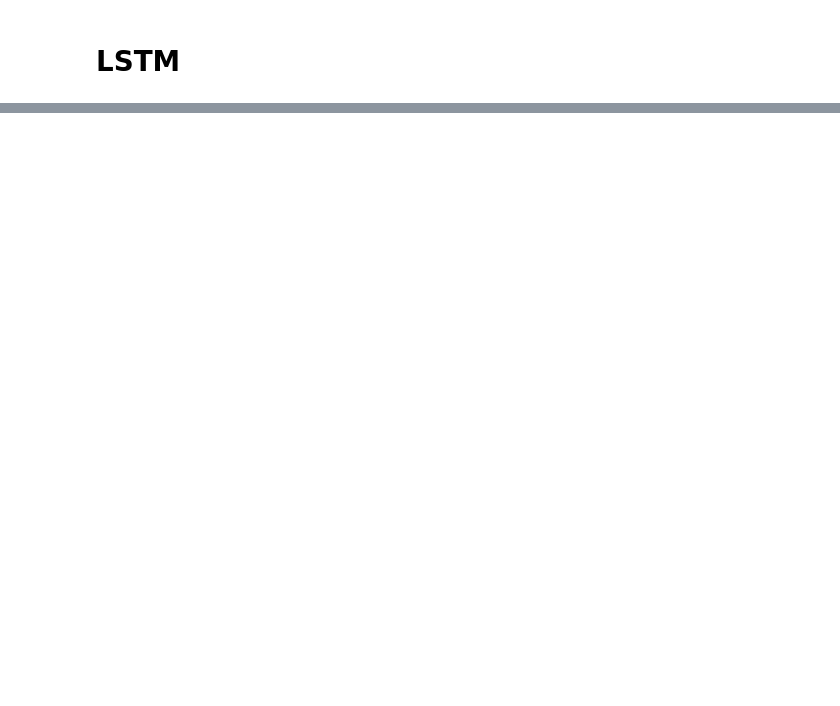
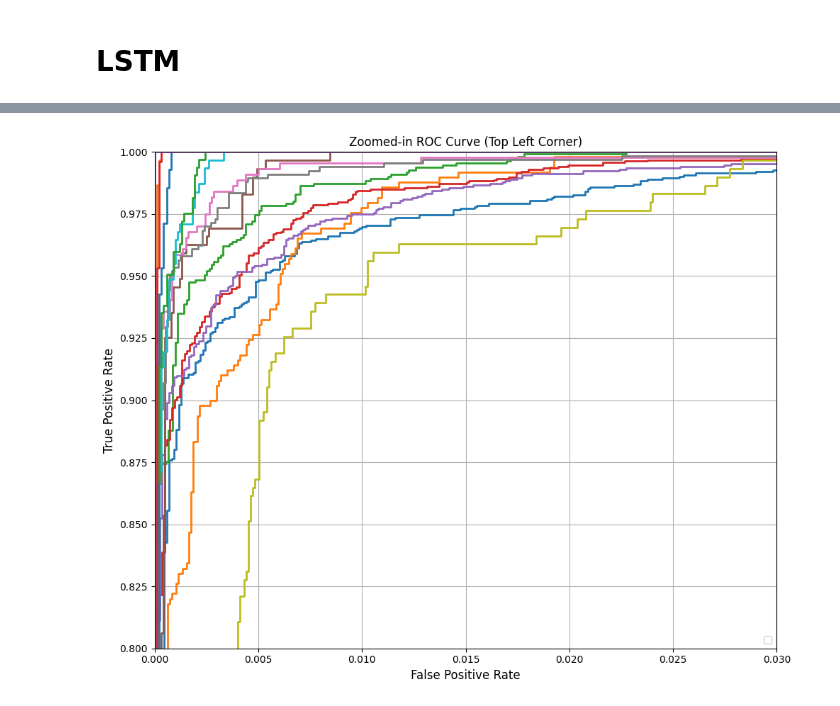
Before and after one commit to kaushikar11/RAI-HER, a Jupyter notebook: notebooks/LSTM-Highest.ipynb, the cells around one changed output, grey strips where cells are left out. Drawn from its saved outputs; the diff is of its cells as text; code cells hidden in the pictures; blank space fills up the shorter version.

```diff
--- a/notebooks/LSTM-Highest.ipynb
+++ b/notebooks/LSTM-Highest.ipynb
@@ -2355,0 +698,23 @@ fairness_results
+# %%
+plt.figure(figsize=(10, 8))
+for i in range(n_classes):
+    fpr, tpr, _ = roc_curve(y_test_bin[:, i], predictions[:, i])
+    roc_auc = auc(fpr, tpr)
+    plt.plot(fpr, tpr, lw=2)
+
+plt.plot([0, 1], [0, 1], color='gray', linestyle='--')
+
+# Custom x and y limits for zoomed-in view
+plt.xlim([0.0, 0.03])  # Zooming into the top-left region
+plt.ylim([0.8, 1.0])   # Focusing on high TPR values
+
+plt.xlabel('False Positive Rate', fontsize=12)
+plt.ylabel('True Positive Rate', fontsize=12)
+plt.title('Zoomed-in ROC Curve (Top Left Corner)')
+plt.legend(loc='lower right', fontsize=10)
+plt.grid(True)
+plt.tight_layout()
+plt.savefig("zoomed_multi_class_roc_curve.png", dpi=300, bbox_inches='tight')
+plt.show()
+# %% [output]
+[figure, added]
```
Also changed, not shown: parts of 30 cells of this notebook, 5 other files.
